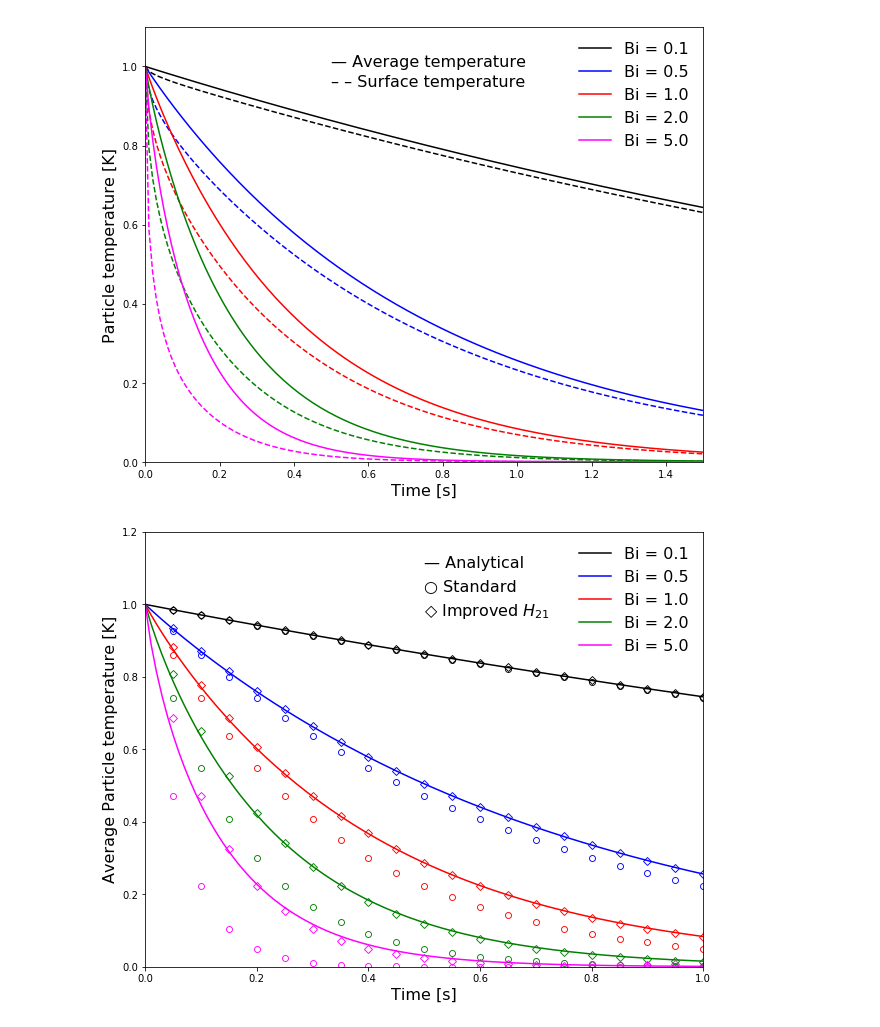
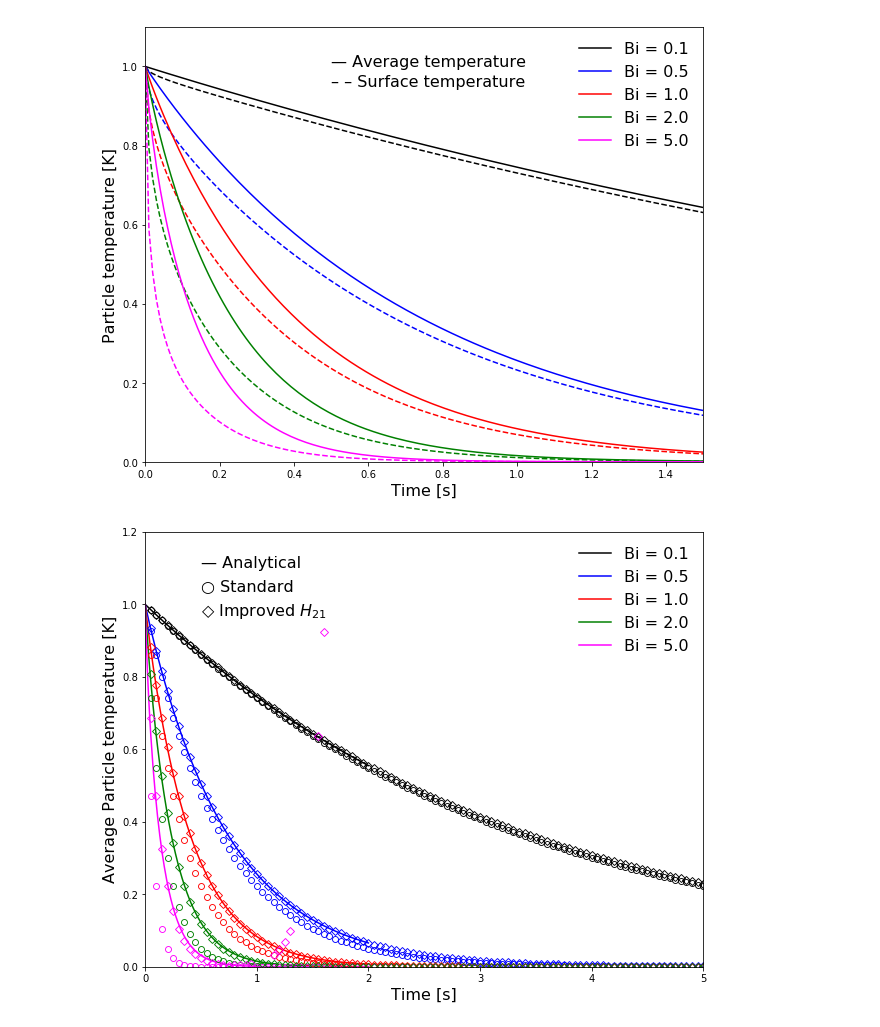
Before and after one commit to lucillalmeida/doutorado-validacoes, a Jupyter notebook: cooling_particle/Post-processing/Transient heat conduction in a solid sphere with convective boundary-comparison.ipynb, the cells around one changed output. Drawn from its saved outputs; the diff is of its cells as text; code cells hidden in the pictures.

```diff
--- a/cooling_particle/Post-processing/Transient heat conduction in a solid sphere with convective boundary-comparison.ipynb
+++ b/cooling_particle/Post-processing/Transient heat conduction in a solid sphere with convective boundary-comparison.ipynb
@@ -394,32 +394,32 @@ plt.plot(t_zero_way_Bi01_standard, temp_zero_way_Bi01_standard, linestyle = "Non
 plt.plot(t_zero_way_Bi05_standard, temp_zero_way_Bi05_standard, linestyle = "None", marker = 'o', markeredgecolor = "blue",
          markeredgewidth = 0.9, markevery=1, markerfacecolor = "None")
 plt.plot(t_zero_way_Bi1_standard, temp_zero_way_Bi1_standard, linestyle = "None", marker = 'o', markeredgecolor = "red",
          markeredgewidth = 0.9, markevery=1, markerfacecolor = "None")
 plt.plot(t_zero_way_Bi2_standard, temp_zero_way_Bi2_standard, linestyle = "None", marker = 'o', markeredgecolor = "green",
          markeredgewidth = 0.9, markevery=1, markerfacecolor = "None")
 plt.plot(t_zero_way_Bi5_standard, temp_zero_way_Bi5_standard, linestyle = "None", marker = 'o', markeredgecolor = "magenta",
          markeredgewidth = 0.9, markevery=1, markerfacecolor = "None")
 
 plt.plot(t_zero_way_Bi01_improved_h21, temp_zero_way_Bi01_improved_h21, linestyle = "None", marker = 'D', markeredgecolor = "black",
          markeredgewidth = 0.9, markevery=1, markerfacecolor = "none")
 plt.plot(t_zero_way_Bi05_improved_h21, temp_zero_way_Bi05_improved_h21, linestyle = "None", marker = 'D', markeredgecolor = "blue",
          markeredgewidth = 0.9, markevery=1, markerfacecolor = "none")
 plt.plot(t_zero_way_Bi1_improved_h21, temp_zero_way_Bi1_improved_h21, linestyle = "None", marker = 'D', markeredgecolor = "red",
          markeredgewidth = 0.9, markevery=1, markerfacecolor = "none")
 plt.plot(t_zero_way_Bi2_improved_h21, temp_zero_way_Bi2_improved_h21, linestyle = "None", marker = 'D', markeredgecolor = "green",
          markeredgewidth = 0.9, markevery=1, markerfacecolor = "none")
 plt.plot(t_zero_way_Bi5_improved_h21, temp_zero_way_Bi5_improved_h21, linestyle = "None", marker = 'D', markeredgecolor = "magenta",
          markeredgewidth = 0.9, markevery=1, markerfacecolor = "none")
 
-plt.xlim(0, 1.0)
+plt.xlim(0, 5.0)
 plt.ylim(0, 1.2)
 plt.legend(fontsize=16, loc='upper right', frameon=False)
 plt.ylabel('Average Particle temperature [K]', fontsize=16)
 plt.xlabel('Time [s]', fontsize=16)
 plt.annotate('\u2014 Analytical',xy=(0.5, 1.1), fontsize=16)
 plt.annotate('\u25CB Standard', xy=(0.5, 1.035), fontsize=16)
 plt.annotate('\u25C7 Improved $H_{21}$', xy=(0.5, 0.97), fontsize=16)
 plt.savefig('AverageParticleTemperatureComparison.png')
 plt.show()
 # %% [output]
-[figure, old version]
+[figure, new version]
```
Also changed, not shown: 5 other files.
